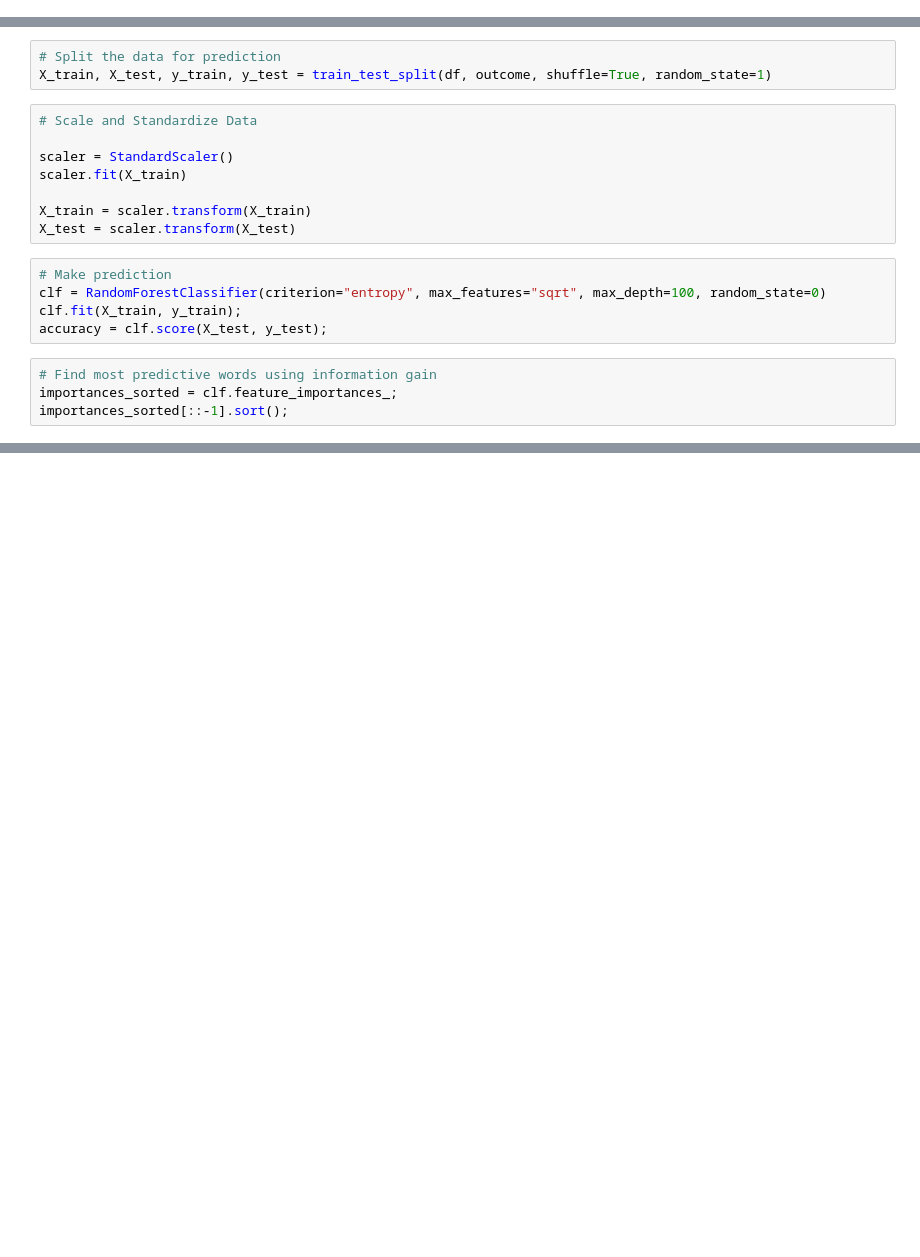
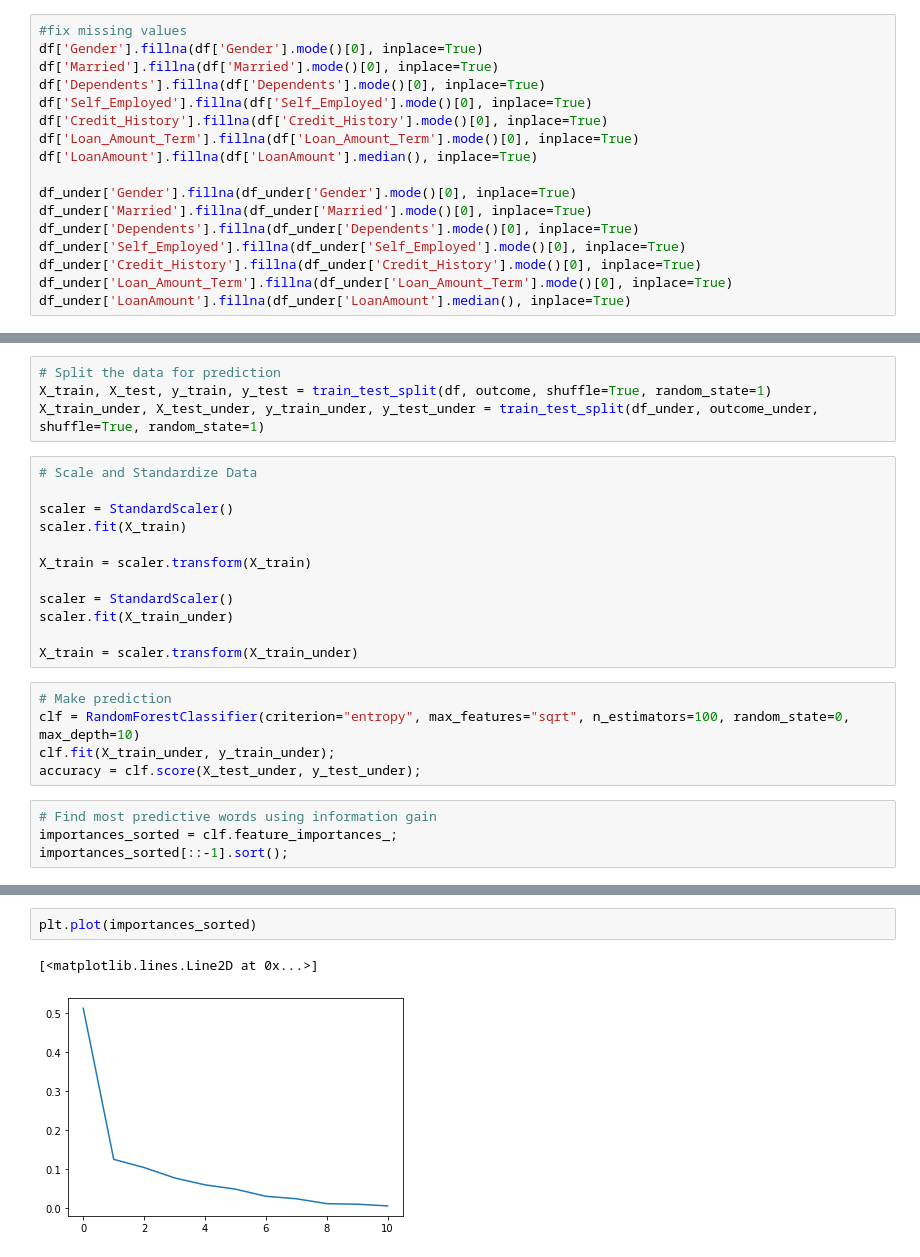
Before and after one commit to chen-jonathan/Loan_Application, a Jupyter notebook: rfclassifier.ipynb, the cells around one changed output, grey strips where cells are left out. Saved outputs shown, nothing was run; the diff lists cells and outputs as text; blank space fills up the shorter version.

```diff
--- a/rfclassifier.ipynb
+++ b/rfclassifier.ipynb
@@ -20,0 +50,17 @@ for column in df:
+# %%
+#fix missing values
+df['Gender'].fillna(df['Gender'].mode()[0], inplace=True)
+df['Married'].fillna(df['Married'].mode()[0], inplace=True)
+df['Dependents'].fillna(df['Dependents'].mode()[0], inplace=True)
+df['Self_Employed'].fillna(df['Self_Employed'].mode()[0], inplace=True)
+df['Credit_History'].fillna(df['Credit_History'].mode()[0], inplace=True)
+df['Loan_Amount_Term'].fillna(df['Loan_Amount_Term'].mode()[0], inplace=True)
+df['LoanAmount'].fillna(df['LoanAmount'].median(), inplace=True)
+
+df_under['Gender'].fillna(df_under['Gender'].mode()[0], inplace=True)
+df_under['Married'].fillna(df_under['Married'].mode()[0], inplace=True)
+df_under['Dependents'].fillna(df_under['Dependents'].mode()[0], inplace=True)
+df_under['Self_Employed'].fillna(df_under['Self_Employed'].mode()[0], inplace=True)
+df_under['Credit_History'].fillna(df_under['Credit_History'].mode()[0], inplace=True)
+df_under['Loan_Amount_Term'].fillna(df_under['Loan_Amount_Term'].mode()[0], inplace=True)
+df_under['LoanAmount'].fillna(df_under['LoanAmount'].median(), inplace=True)
@@ -21,6 +156,7 @@ for column in df:
 # %%
 # Split the data for prediction
 X_train, X_test, y_train, y_test = train_test_split(df, outcome, shuffle=True, random_state=1)
+X_train_under, X_test_under, y_train_under, y_test_under = train_test_split(df_under, outcome_under, shuffle=True, random_state=1)
 # %%
 # Scale and Standardize Data
 
@@ -28,12 +164,16 @@ scaler = StandardScaler()
 scaler.fit(X_train)
 
 X_train = scaler.transform(X_train)
-X_test = scaler.transform(X_test)
+
+scaler = StandardScaler()
+scaler.fit(X_train_under)
+
+X_train = scaler.transform(X_train_under)
 # %%
 # Make prediction
-clf = RandomForestClassifier(criterion="entropy", max_features="sqrt", max_depth=100, random_state=0)
-clf.fit(X_train, y_train);
-accuracy = clf.score(X_test, y_test);
+clf = RandomForestClassifier(criterion="entropy", max_features="sqrt", n_estimators=100, random_state=0, max_depth=10)
+clf.fit(X_train_under, y_train_under);
+accuracy = clf.score(X_test_under, y_test_under);
 # %%
 # Find most predictive words using information gain
 importances_sorted = clf.feature_importances_;
@@ -48,0 +207,5 @@ df['NAME_TYPE_SUITE'].unique()
+# %%
+plt.plot(importances_sorted)
+# %% [output]
+[<matplotlib.lines.Line2D at 0x...>]
+[figure, added]
```
Also changed, not shown: parts of 21 cells of this notebook, 2 other files.
